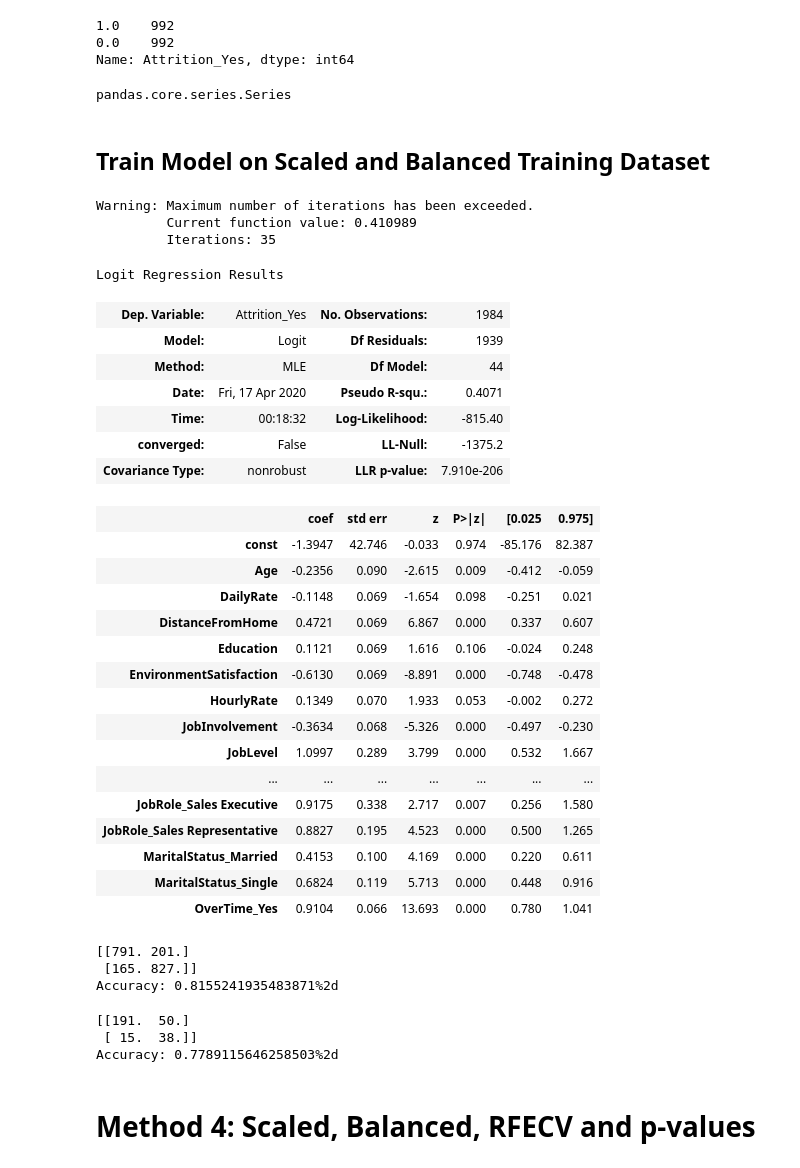
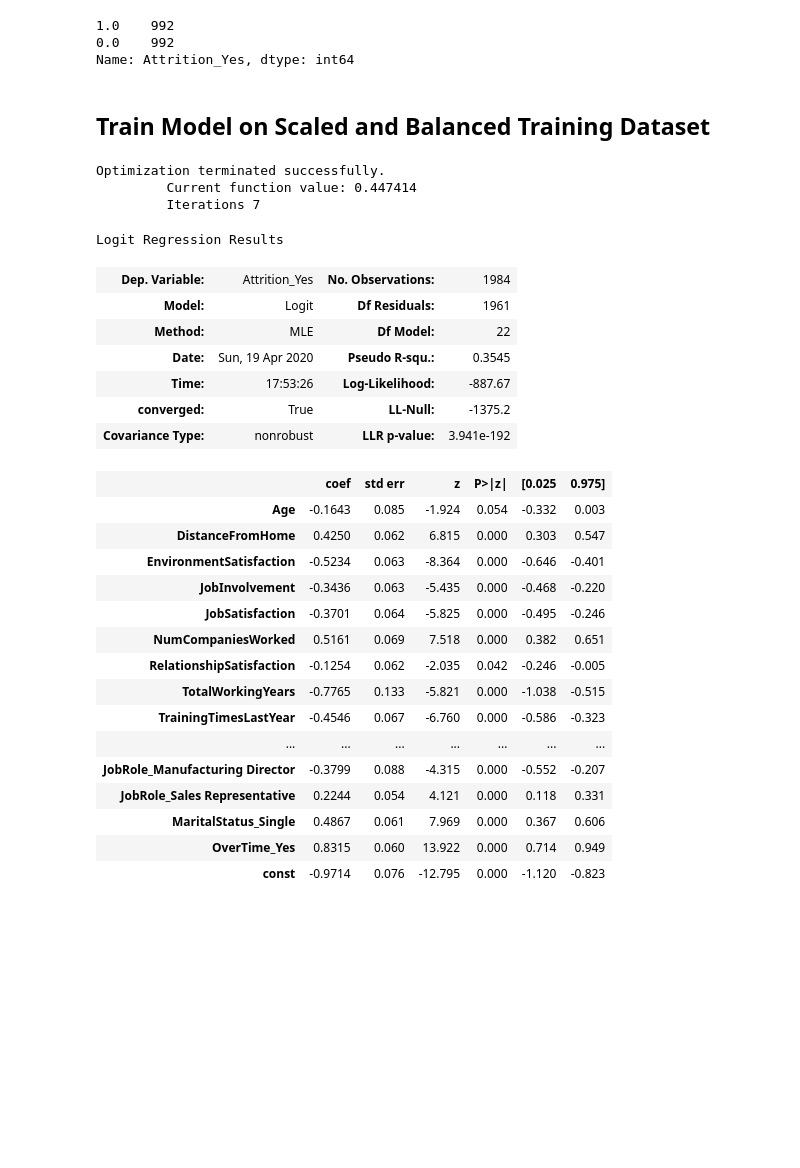
Before and after one commit to dlma1234/datascience_casestudies, a Jupyter notebook: hr_analytics/HR_Attrition_Analysis.ipynb, the cells around one changed output. Cells and saved outputs as stored; diff of their text form; code cells hidden in the pictures; blank space fills up the shorter version.

```diff
--- a/hr_analytics/HR_Attrition_Analysis.ipynb
+++ b/hr_analytics/HR_Attrition_Analysis.ipynb
@@ -560,0 +795,6 @@ Accuracy: 0.8401360544217688%2d
+# %%
+insignificant_cols = ['DailyRate', 'MonthlyRate', 'PercentSalaryHike', 'StockOptionLevel',
+                      'Gender_Male', 'JobRole_Human Resources', 'JobRole_Manager',
+                      'JobRole_Research Director', 'MaritalStatus_Married']
+# %%
+scaled_train_df.drop(insignificant_cols, axis=1, inplace=True)
@@ -587,48 +901,40 @@ smote_train_target.value_counts()
 1.0    992
 0.0    992
 Name: Attrition_Yes, dtype: int64
-# %%
-type(smote_train_target)
-# %% [output]
-pandas.core.series.Series
 # %% [markdown]
 ## Train Model on Scaled and Balanced Training Dataset
-# %%
-m3_model, conf_matrix, acc = fit_model(smote_train_feat, smote_train_target, None)
-# %% [output]
-Warning: Maximum number of iterations has been exceeded.
-         Current function value: 0.410989
-         Iterations: 35
+# %%
+train_features, train_target = get_features_and_target(smote_train_feat, smote_train_target)
+# %%
+m5_sm_model = statsmodel_logit(train_features, train_target)
+# %% [output]
+Optimization terminated successfully.
+         Current function value: 0.447414
+         Iterations 7
 # %%
-m3_model.summary()
+m5_sm_model.summary()
 # %% [output]
 Logit Regression Results
 | Dep. Variable: | Attrition_Yes | No. Observations: | 1984 |
-| Model: | Logit | Df Residuals: | 1939 |
-| Method: | MLE | Df Model: | 44 |
-| Date: | Fri, 17 Apr 2020 | Pseudo R-squ.: | 0.4071 |
-| Time: | 00:18:32 | Log-Likelihood: | -815.40 |
-| converged: | False | LL-Null: | -1375.2 |
-| Covariance Type: | nonrobust | LLR p-value: | 7.910e-206 |
+| Model: | Logit | Df Residuals: | 1961 |
+| Method: | MLE | Df Model: | 22 |
+| Date: | Sun, 19 Apr 2020 | Pseudo R-squ.: | 0.3545 |
+| Time: | 17:53:26 | Log-Likelihood: | -887.67 |
+| converged: | True | LL-Null: | -1375.2 |
+| Covariance Type: | nonrobust | LLR p-value: | 3.941e-192 |
 |  | coef | std err | z | P>|z| | [0.025 | 0.975] |
-| const | -1.3947 | 42.746 | -0.033 | 0.974 | -85.176 | 82.387 |
-| Age | -0.2356 | 0.090 | -2.615 | 0.009 | -0.412 | -0.059 |
-| DailyRate | -0.1148 | 0.069 | -1.654 | 0.098 | -0.251 | 0.021 |
-| DistanceFromHome | 0.4721 | 0.069 | 6.867 | 0.000 | 0.337 | 0.607 |
-| Education | 0.1121 | 0.069 | 1.616 | 0.106 | -0.024 | 0.248 |
-| EnvironmentSatisfaction | -0.6130 | 0.069 | -8.891 | 0.000 | -0.748 | -0.478 |
-| HourlyRate | 0.1349 | 0.070 | 1.933 | 0.053 | -0.002 | 0.272 |
-| JobInvolvement | -0.3634 | 0.068 | -5.326 | 0.000 | -0.497 | -0.230 |
-| JobLevel | 1.0997 | 0.289 | 3.799 | 0.000 | 0.532 | 1.667 |
+| Age | -0.1643 | 0.085 | -1.924 | 0.054 | -0.332 | 0.003 |
+| DistanceFromHome | 0.4250 | 0.062 | 6.815 | 0.000 | 0.303 | 0.547 |
+| EnvironmentSatisfaction | -0.5234 | 0.063 | -8.364 | 0.000 | -0.646 | -0.401 |
+| JobInvolvement | -0.3436 | 0.063 | -5.435 | 0.000 | -0.468 | -0.220 |
+| JobSatisfaction | -0.3701 | 0.064 | -5.825 | 0.000 | -0.495 | -0.246 |
+| NumCompaniesWorked | 0.5161 | 0.069 | 7.518 | 0.000 | 0.382 | 0.651 |
+| RelationshipSatisfaction | -0.1254 | 0.062 | -2.035 | 0.042 | -0.246 | -0.005 |
+| TotalWorkingYears | -0.7765 | 0.133 | -5.821 | 0.000 | -1.038 | -0.515 |
+| TrainingTimesLastYear | -0.4546 | 0.067 | -6.760 | 0.000 | -0.586 | -0.323 |
 | ... | ... | ... | ... | ... | ... | ... |
-| JobRole_Sales Executive | 0.9175 | 0.338 | 2.717 | 0.007 | 0.256 | 1.580 |
-| JobRole_Sales Representative | 0.8827 | 0.195 | 4.523 | 0.000 | 0.500 | 1.265 |
-| MaritalStatus_Married | 0.4153 | 0.100 | 4.169 | 0.000 | 0.220 | 0.611 |
-| MaritalStatus_Single | 0.6824 | 0.119 | 5.713 | 0.000 | 0.448 | 0.916 |
-| OverTime_Yes | 0.9104 | 0.066 | 13.693 | 0.000 | 0.780 | 1.041 |
+| JobRole_Manufacturing Director | -0.3799 | 0.088 | -4.315 | 0.000 | -0.552 | -0.207 |
+| JobRole_Sales Representative | 0.2244 | 0.054 | 4.121 | 0.000 | 0.118 | 0.331 |
+| MaritalStatus_Single | 0.4867 | 0.061 | 7.969 | 0.000 | 0.367 | 0.606 |
+| OverTime_Yes | 0.8315 | 0.060 | 13.922 | 0.000 | 0.714 | 0.949 |
+| const | -0.9714 | 0.076 | -12.795 | 0.000 | -1.120 | -0.823 |
-# %%
-print_confusion_matrix_accuracy(conf_matrix, acc)
-# %% [output]
-[[791. 201.]
- [165. 827.]]
-Accuracy: 0.8155241935483871%2d
@@ -637,8 +940,0 @@ test_conf_matrix, test_acc = predict_from_test(scaled_test_df, 'Attrition_Yes',
-# %%
-print_confusion_matrix_accuracy(test_conf_matrix, test_acc)
-# %% [output]
-[[191.  50.]
- [ 15.  38.]]
-Accuracy: 0.7789115646258503%2d
-# %% [markdown]
-# Method 4: Scaled, Balanced, RFECV and p-values
```
Also changed, not shown: parts of 122 cells of this notebook.
